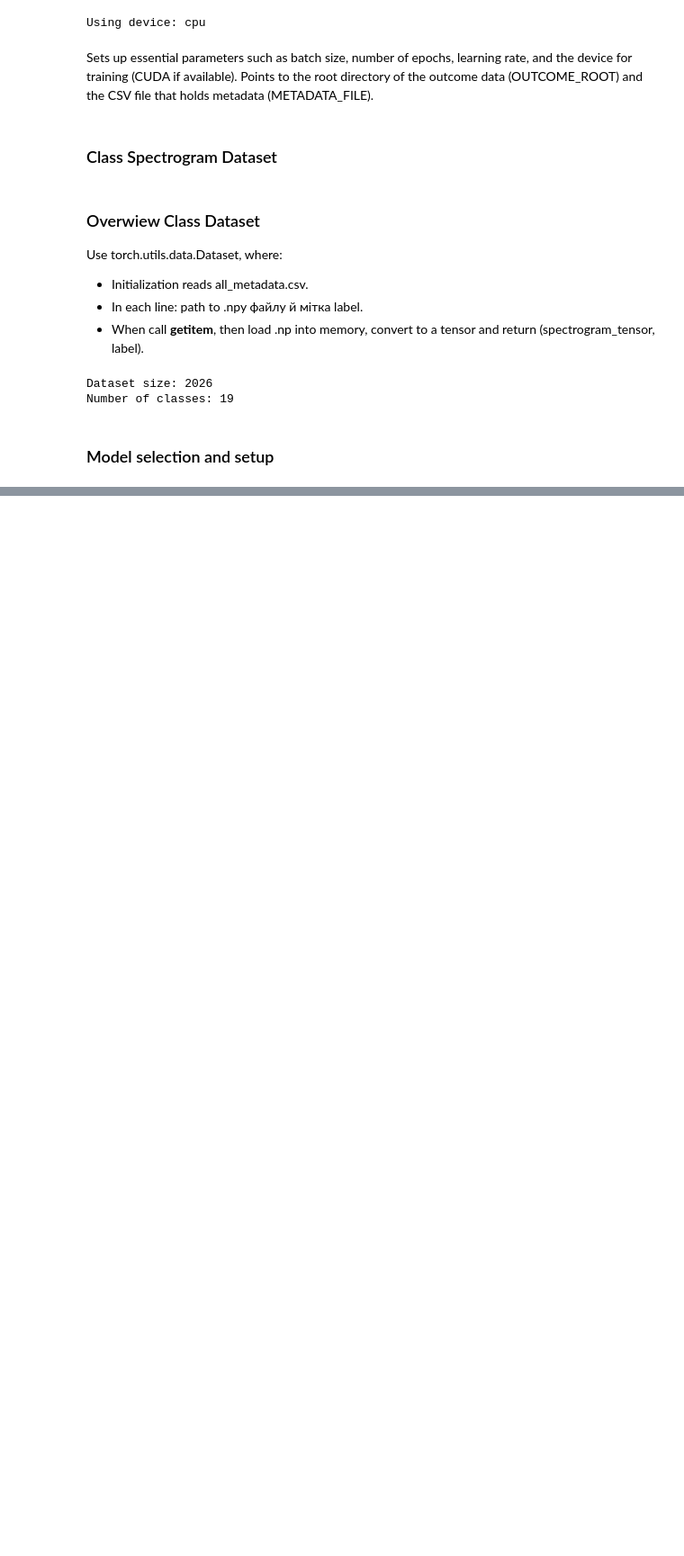
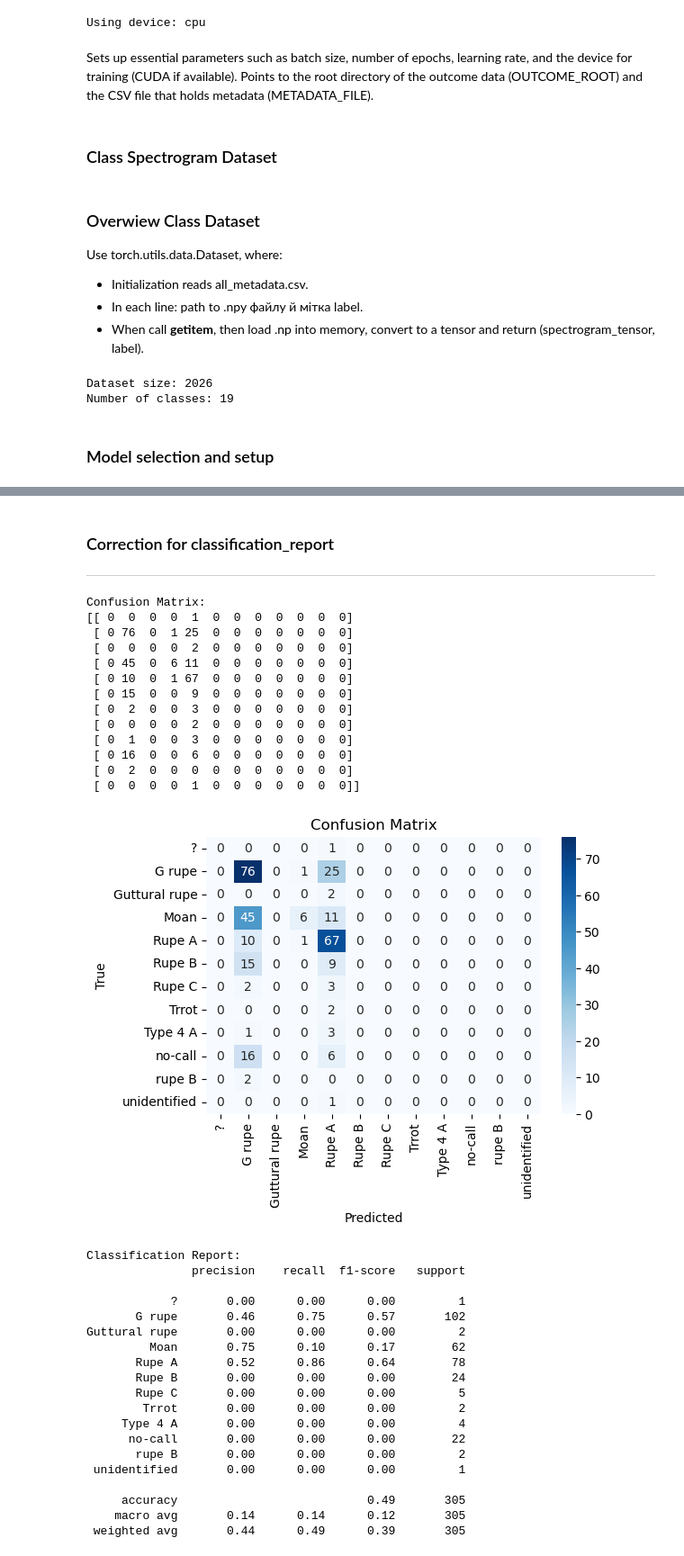
Before and after one commit to ShamansIT/Automated-classification-of-acoustic-signals, a Jupyter notebook: model_training.ipynb, the cells around one changed output, grey strips where cells are left out. Shown at 90% size. Drawn from its saved outputs; the diff is of its cells as text; code cells hidden in the pictures; blank space fills up the shorter version.

```diff
--- a/model_training.ipynb
+++ b/model_training.ipynb
@@ -246,0 +270,65 @@ Epoch 5/5: Train Loss: 1.3803 | Train Acc: 0.4887 | Val Loss: 1.5757 | Val Acc:
+# %% [markdown]
+### Correction for classification_report
+***
+# %%
+# Identify which classes actually occurred in the arrays:
+used_labels = np.unique(np.concatenate([all_labels, all_preds]))
+idx2label = {v: k for k, v in dataset.label2idx.items()}
+
+# Build target_names only for these used_labels
+target_names = [idx2label[i] for i in used_labels]
+
+print("\nConfusion Matrix:")
+cm = confusion_matrix(all_labels, all_preds, labels=used_labels)
+print(cm)
+
+plt.figure(figsize=(6,4))
+sns.heatmap(cm, annot=True, cmap="Blues", fmt="d",
+            xticklabels=target_names, yticklabels=target_names)
+plt.title("Confusion Matrix")
+plt.xlabel("Predicted")
+plt.ylabel("True")
+plt.show()
+
+# Now we pass labels=used_labels, target_names=... to classification_report
+print("\nClassification Report:")
+print(classification_report(
+    all_labels,
+    all_preds,
+    labels=used_labels,
+    target_names=target_names
+))
+# %% [output]
+Confusion Matrix:
+[[ 0  0  0  0  1  0  0  0  0  0  0  0]
+ [ 0 76  0  1 25  0  0  0  0  0  0  0]
+ [ 0  0  0  0  2  0  0  0  0  0  0  0]
+ [ 0 45  0  6 11  0  0  0  0  0  0  0]
+ [ 0 10  0  1 67  0  0  0  0  0  0  0]
+ [ 0 15  0  0  9  0  0  0  0  0  0  0]
+ [ 0  2  0  0  3  0  0  0  0  0  0  0]
+ [ 0  0  0  0  2  0  0  0  0  0  0  0]
+ [ 0  1  0  0  3  0  0  0  0  0  0  0]
+ [ 0 16  0  0  6  0  0  0  0  0  0  0]
+ [ 0  2  0  0  0  0  0  0  0  0  0  0]
+ [ 0  0  0  0  1  0  0  0  0  0  0  0]]
+[figure, added]
+Classification Report:
+               precision    recall  f1-score   support
+
+            ?       0.00      0.00      0.00         1
+       G rupe       0.46      0.75      0.57       102
+Guttural rupe       0.00      0.00      0.00         2
+         Moan       0.75      0.10      0.17        62
+       Rupe A       0.52      0.86      0.64        78
+       Rupe B       0.00      0.00      0.00        24
+       Rupe C       0.00      0.00      0.00         5
+        Trrot       0.00      0.00      0.00         2
+     Type 4 A       0.00      0.00      0.00         4
+      no-call       0.00      0.00      0.00        22
+       rupe B       0.00      0.00      0.00         2
+ unidentified       0.00      0.00      0.00         1
+
+     accuracy                           0.49       305
+    macro avg       0.14      0.14      0.12       305
+ weighted avg       0.44      0.49      0.39       305
```
Also changed, not shown: parts of 3 cells of this notebook, 2 other files.
